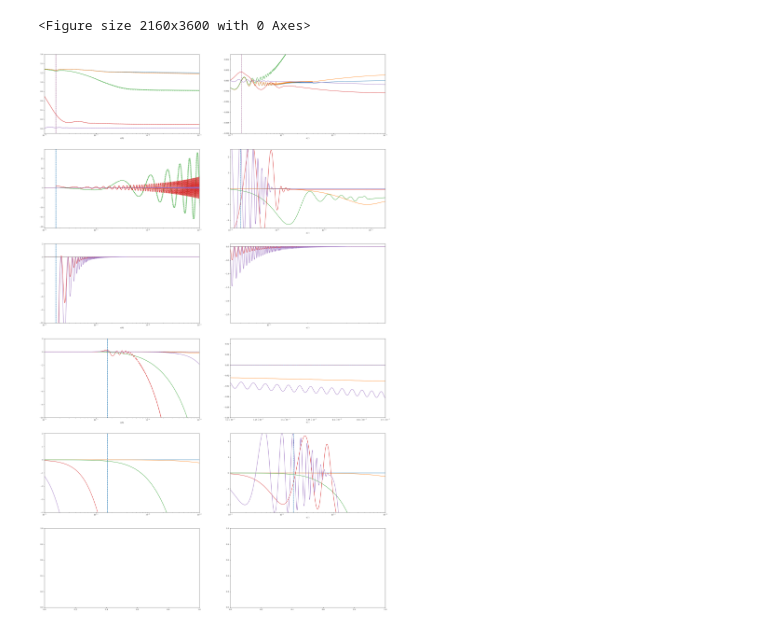
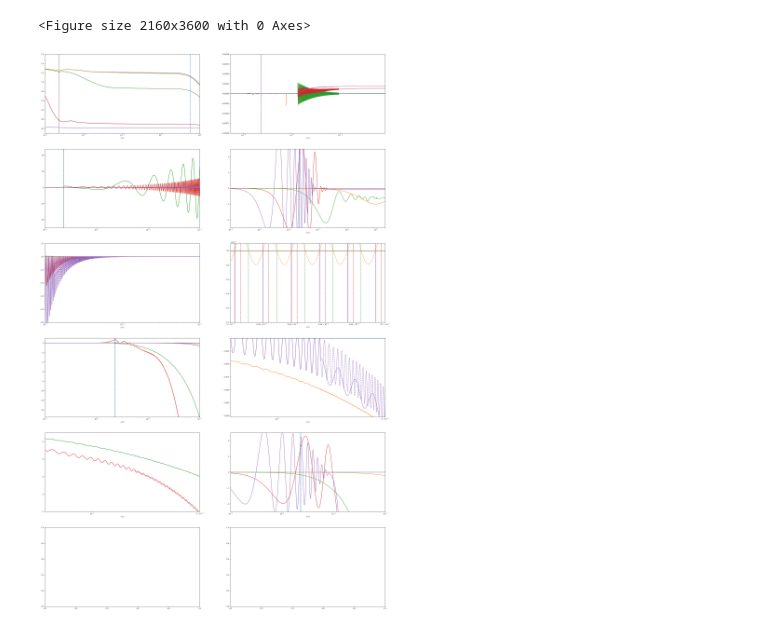
Before and after one commit to NEDE-Cosmo/TriggerCLASS, a Jupyter notebook: notebooks/NEDE.ipynb, the cells around one changed output. Saved outputs shown, nothing was run; the diff lists cells and outputs as text; code cells hidden in the pictures.

```diff
--- a/notebooks/NEDE.ipynb
+++ b/notebooks/NEDE.ipynb
@@ -278,19 +284,0 @@ plt.close('all')
-# %%
-plt.rcParams['figure.figsize'] = [7, 14]
-ax1 = plt.subplot(311)
-
-print((EDE_bg['(.)rho_lambda'][1]-EDE2_bg['(.)rho_lambda'][1])/EDE_bg['(.)rho_lambda'][1])
-
-H_diff= (-np.interp(a_EDE,a_EDE2,H_EDE2)+H_EDE)/H_EDE
-#plt.loglog(a_EDE,H_EDE)
-#plt.loglog(a_EDE2,H_EDE2,ls=':')
-#plt.semilogx(a_EDE,H_diff)
-
-rhotot=EDE_bg['(.)rho_lambda']+EDE_bg['(.)rho_cdm']+EDE_bg['(.)rho_b']+rho_rad+EDE_bg['(.)rho_NEDE']
-
-constr=(H_EDE**2/H0_EDE**2-rhotot/H0_EDE**2)
-
-#ax1.loglog(a_EDE,H_EDE**2/H0_EDE**2)
-ax1.semilogx(a_EDE,constr)
-ax1.set_xlim(0.01,1)
-ax1.set_ylim(0,0.01)
@@ -339,7 +322,6 @@ dict_keys(['z', 'proper time [Gyr]', 'conf. time [Mpc]', 'H [1/Mpc]', 'comov. di
 NEDE_sarray = NEDE_pert['scalar']
 NEDE2_sarray = NEDE_pert2['scalar']
 #LCDM_sarray = LCDM_pert['scalar']
-
 
 plt.rcParams['figure.figsize'] = [30, 50]
 plt.subplots_adjust(hspace=0.1)
@@ -363,21 +345,22 @@ for i in range(5):
     ax1.semilogx(NEDE2_a,NEDE2_perturb,color=color_sequence[i],ls='--')
     ax1.axvline(x=NEDE_a_decay,ls='--',color=color_sequence[i])
     ax1.axvline(x=NEDE_a_rec,ls=':')
-    ax1.set_xlim((0.00010,0.1))
+    ax1.set_xlim((0.00010,1))
     #ax1.set_xlim((0.00075,0.0008))
     ax1.set_xlabel(r"$a(t)$")
     ax1.set_ylim((-0.1,1.6))
     #ax1.set_ylim((1.2,1.29))
 
 
-    diff_Weyl=(-np.interp(NEDE_a,NEDE2_a,NEDE2_perturb)+NEDE_perturb)
+    diff_Weyl=(-np.interp(NEDE2_a,NEDE_a,NEDE_perturb)+NEDE2_perturb)/np.interp(NEDE2_a,NEDE_a,NEDE_perturb)
 
-    ax2.semilogx(NEDE_a,diff_Weyl)
+    ax2.semilogx(NEDE2_a,diff_Weyl)
     ax2.axvline(x=NEDE_a_decay,ls='--',color=color_sequence[i])
     ax2.axvline(x=NEDE_a_rec,ls=':')
-    ax2.set_xlim((0.00010,0.1))
+    ax2.axhline(y=0,ls=':')
+    ax2.set_xlim((0.000054,0.084))
     ax2.set_xlabel(r"$a(t)$")
-    ax2.set_ylim((-0.01,0.005))
+    ax2.set_ylim((-0.001,0.001))
 
 
     NEDE_perturb = NEDE_sdict['delta_NEDE']
@@ -414,7 +397,7 @@ for i in range(5):
     ax4.semilogx(NEDE_a,NEDE_perturb,color=color_sequence[i])
     ax4.axvline(x=1/(NEDE_z_decay+1),ls='--')
     ax4.set_xlim((0.0001,0.1))
-    ax4.set_xlim((-0.01,0.2))
+    ax4.set_xlim((0.000001,0.2))
     ax4.set_xlabel(r"$a(t)$")
     ax4.set_ylim((-2.5,2.5))
 
@@ -432,20 +415,20 @@ for i in range(5):
     ax5.semilogx(NEDE_a,EDE_perturb,color=color_sequence[i])
     ax5.semilogx(NEDE2_a,EDE2_perturb,color=color_sequence[i],ls='--')
     ax5.axvline(x=1/(NEDE_z_decay+1),ls='--')
-    ax5.set_xlim((0.0001,0.1))
+    ax5.set_xlim((0.001,0.1))
     #ax7.set_xlim((0.00075,0.0008))
     ax5.set_xlabel(r"$a(t)$")
-    ax5.set_ylim((-10,2))
+    ax5.set_ylim((-0.5,.1))
 
     EDE_perturb = NEDE_sdict['theta_hat_trigger']
     EDE2_perturb = NEDE2_sdict['theta_hat_trigger']
     ax6.semilogx(NEDE_a,EDE_perturb,color=color_sequence[i])
     ax6.semilogx(NEDE2_a,EDE2_perturb,color=color_sequence[i],ls='--')
     ax6.axvline(x=1/(NEDE_z_decay+1),ls='--')
-    ax6.set_xlim((0.0005,0.008))
+    ax6.set_xlim((0.006,0.0061))
     #ax6.set_xlim((0.00075,0.0008))
     ax6.set_xlabel(r"$a(t)$")
-    ax6.set_ylim((-2.8,0.1))
+    ax6.set_ylim((-.000000001,.0000000001))
 
 
 
@@ -457,59 +440,62 @@ for i in range(5):
     ax7.set_xlim((0.00001,0.01))
     #ax7.set_xlim((0.00075,0.0008))
     ax7.set_xlabel(r"$a(t)$")
-    ax7.set_ylim((-10,2))
+    ax7.set_ylim((-15.5,1))
 
     EDE_perturb = NEDE_sdict['delta_trigger']
     EDE2_perturb = NEDE2_sdict['delta_trigger']
     ax8.semilogx(NEDE_a,EDE_perturb,color=color_sequence[i])
     ax8.semilogx(NEDE2_a,EDE2_perturb,color=color_sequence[i],ls='--')
     ax8.axvline(x=1/(NEDE_z_decay+1),ls='--')
-    ax8.set_xlim((0.0014,0.0017))
+    ax8.set_xlim((0.00074,0.002))
     #ax7.set_xlim((0.00075,0.0008))
     ax8.set_xlabel(r"$a(t)$")
-    ax8.set_ylim((-0.1,0.05))
+    ax8.set_ylim((-0.0305,-0.000000195))
 
 
-    EDE_perturb = NEDE_sdict['delta_cdm']
+    EDE_perturb = NEDE_sdict['delta_trigger']
+    EDE2_perturb = NEDE2_sdict['delta_trigger']
     ax9.semilogx(NEDE_a,EDE_perturb,color=color_sequence[i])
+    ax9.semilogx(NEDE2_a,EDE2_perturb,color=color_sequence[i],ls='--')
     ax9.axvline(x=1/(NEDE_z_decay+1),ls='--')
-    ax9.set_xlim((0.00001,0.01))
-    ax9.set_ylim((-4,2))
-    #ax9.set_xlabel(r"$a(t)$")
-    #ax9.set_ylim((-5,2.5))
+    ax9.set_xlim((0.00074,0.002))
+    #ax7.set_xlim((0.00075,0.0008))
+    ax9.set_xlabel(r"$a(t)$")
+    ax9.set_ylim((-5.00205,-0.5))
 
 
     EDE_perturb = NEDE_sdict['delta_b']
     ax10.semilogx(NEDE_a,EDE_perturb,color=color_sequence[i])
     ax10.axvline(x=1/(NEDE_z_decay+1),ls='--')
     ax10.set_xlabel(r"$a(t)$")
     ax10.set_ylim((-2.5,2.5))
     ax10.set_xlim((0.00001,0.01))
+
 
 
     #EDE_perturb = EDE_sdict['phi']
     #EDE_perturb = EDE_sdict['theta_NEDE']
     #EDE2_perturb = EDE2_sdict['theta_NEDE']
     #ax11.semilogx(EDE_a,EDE_perturb,color=color_sequence[i])
     #ax11.axvline(x=1/(EDE_z_decay+1),ls='--')
     #ax11.set_xlim((0.0001,0.1))
     #ax11.set_xlim((0.00075,0.0008))
     #ax11.set_xlabel(r"$a(t)$")
     #ax11.set_ylim((-2.5,2.5))
     #ax11.set_ylim((.64,.646))
 
     #EDE_perturb = EDE_sdict['psi']
     #LCDM_perturb = LCDM_sdict['psi']
     #EDE_perturb=(-np.interp(EDE_a,EDE2_a,EDE2_perturb)+EDE_perturb)
     #ax12.semilogx(EDE_a,EDE_perturb,color=color_sequence[i])
     #ax12.semilogx(LCDM_a,LCDM_perturb,color=color_sequence[i])
     #ax12.axvline(x=1/(EDE_z_decay+1),ls='--')
     #ax12.set_xlim((0.0001,0.001))
     #ax12.set_xlim((0.00075,0.0008))
     #ax12.set_xlabel(r"$a(t)$")
     #ax12.set_ylim((-.000006,.0000061))
 # %% [output]
 <Figure size 2160x3600 with 0 Axes>
-[figure, old version]
+[figure, new version]
 # %%
 import math
```
Also changed, not shown: parts of 10 cells of this notebook, 5 other files.
